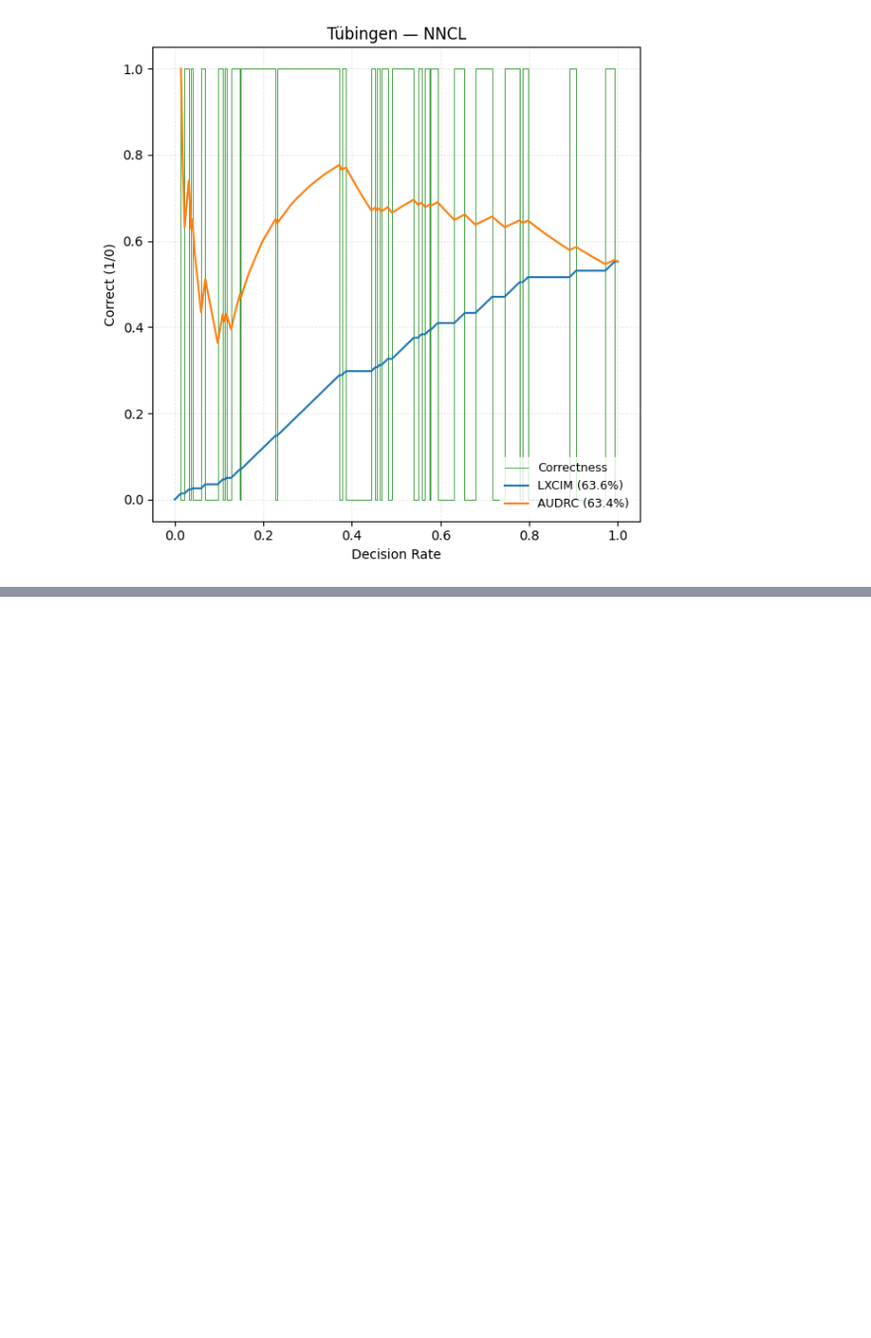
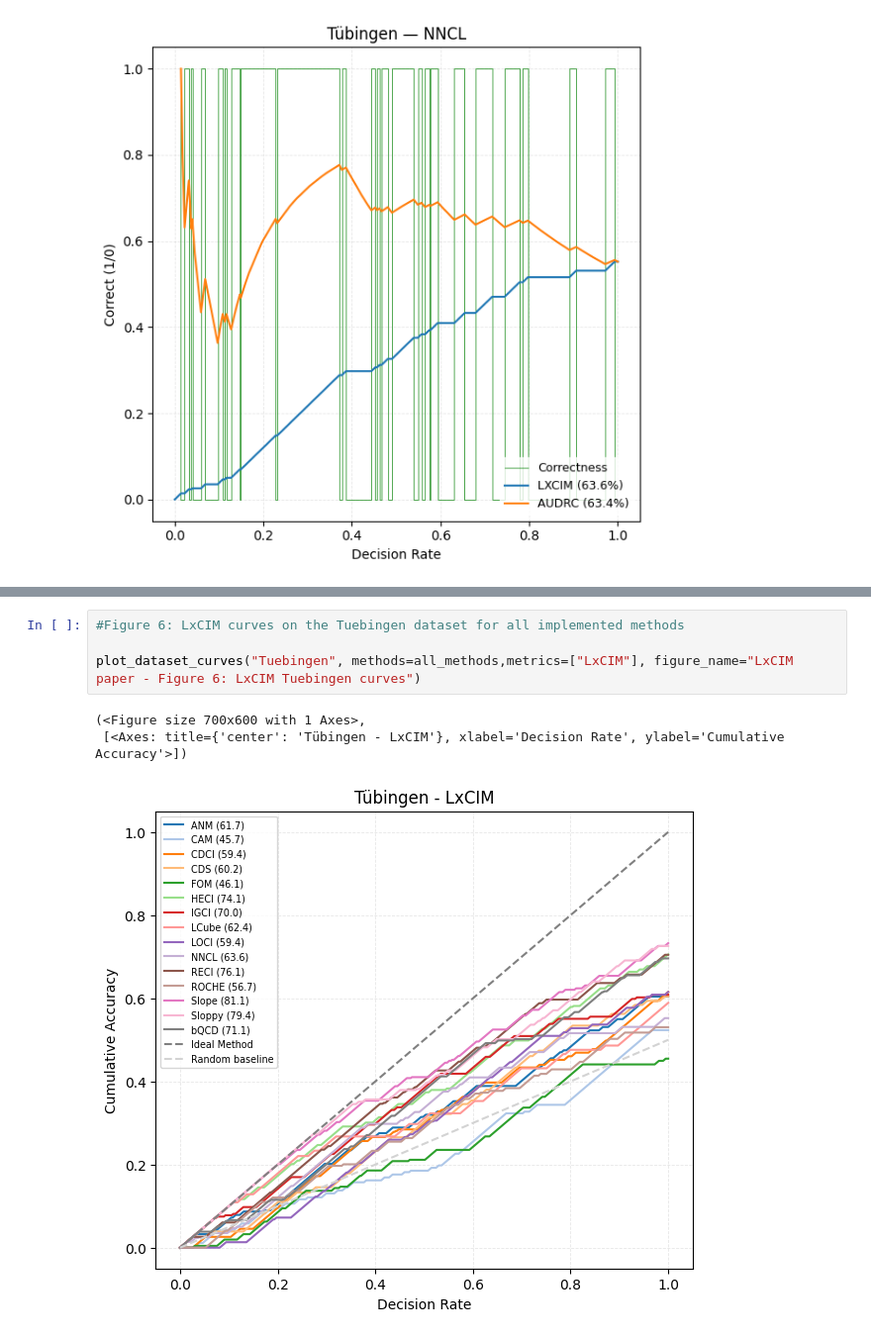
Before and after one commit to tiagobrogueira/Causal-Discovery-In-Exchangeable-Data, a Jupyter notebook: bicausal/lxcim_paper.ipynb, the cells around one changed output, grey strips where cells are left out. Shown at 99% size. Drawn from its saved outputs; the diff is of its cells as text; blank space fills up the shorter version.

```diff
--- a/bicausal/lxcim_paper.ipynb
+++ b/bicausal/lxcim_paper.ipynb
@@ -287,3 +287,11 @@ Table saved to: table\LxCIM paper- Table 1.tex
 | 12 | ROCHE |  | Tübingen | 56.7 | 53.0 | 57.0 | 53.7 |
 | 13 | Slope |  | Tübingen | 81.1 | 73.3 | 81.7 | 86.4 |
 | 14 | Sloppy |  | Tübingen | 79.4 | 72.6 | 79.7 | 85.3 |
+# %%
+#Figure 6: LxCIM curves on the Tuebingen dataset for all implemented methods
+
+plot_dataset_curves("Tuebingen", methods=all_methods,metrics=["LxCIM"], figure_name="LxCIM paper - Figure 6: LxCIM Tuebingen curves")
+# %% [output]
+(<Figure size 700x600 with 1 Axes>,
+ [<Axes: title={'center': 'Tübingen - LxCIM'}, xlabel='Decision Rate', ylabel='Cumulative Accuracy'>])
+[figure, added]
```
Also changed, not shown: parts of 5 cells of this notebook, 20 other files.
